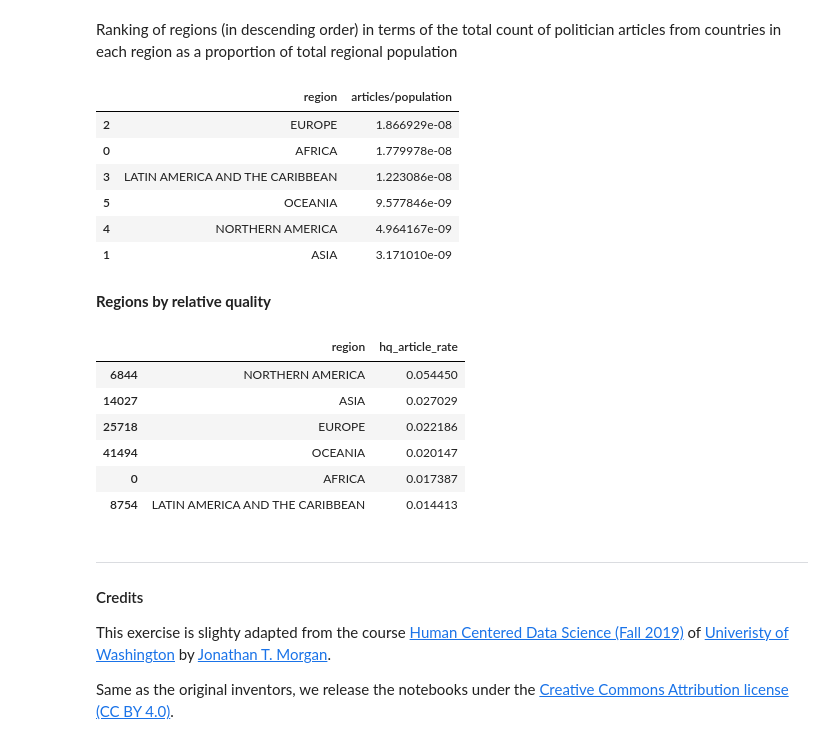
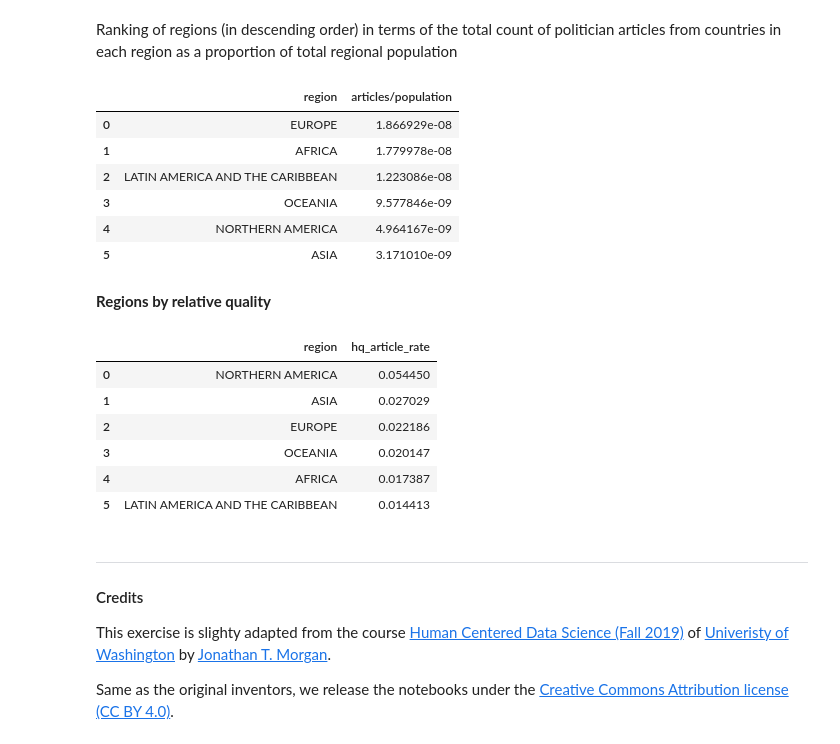
Before and after one commit to chrisk280/A3-hcds-hcc-bias, a Jupyter notebook: src/A3_Wikipedia_ORES_Bias.ipynb, the cells around one changed output. Cells and saved outputs as stored; diff of their text form; code cells hidden in the pictures.

Commit message:
Reset index for region tables

```diff
--- a/src/A3_Wikipedia_ORES_Bias.ipynb
+++ b/src/A3_Wikipedia_ORES_Bias.ipynb
@@ -426,15 +426,15 @@ table_3["articles/population"] = table_3.apply(lambda x: articles_per_region[x["
 table_3 = table_3.drop(columns=["population"]).sort_values(by="articles/population", ascending=False)
 
 table_3.to_csv("../results/region_coverage.csv",index=False)
-table_3
+table_3.reset_index(drop=True)
 # %% [output]
 |  | region | articles/population |
-| 2 | EUROPE | 1.866929e-08 |
-| 0 | AFRICA | 1.779978e-08 |
-| 3 | LATIN AMERICA AND THE CARIBBEAN | 1.223086e-08 |
-| 5 | OCEANIA | 9.577846e-09 |
+| 0 | EUROPE | 1.866929e-08 |
+| 1 | AFRICA | 1.779978e-08 |
+| 2 | LATIN AMERICA AND THE CARIBBEAN | 1.223086e-08 |
+| 3 | OCEANIA | 9.577846e-09 |
 | 4 | NORTHERN AMERICA | 4.964167e-09 |
-| 1 | ASIA | 3.171010e-09 |
+| 5 | ASIA | 3.171010e-09 |
 # %% [markdown]
 **Regions by relative quality**
 # %%
@@ -442,18 +442,18 @@ hq_articles_per_region = dict(Counter(pp_df.loc[pp_df["article_quality"].isin(["
 # %%
 table_4 = pd.DataFrame(pp_df["region"]).drop_duplicates()
 table_4["hq_article_rate"] = table_4["region"].apply(lambda x: hq_articles_per_region[x]/articles_per_region[x])
 table_4 = table_4.sort_values(by="hq_article_rate", ascending=False)
 
 table_4.to_csv("../results/region_relative_quality.csv",index=False)
-table_4
+table_4.reset_index(drop=True)
 # %% [output]
 |  | region | hq_article_rate |
-| 6844 | NORTHERN AMERICA | 0.054450 |
-| 14027 | ASIA | 0.027029 |
-| 25718 | EUROPE | 0.022186 |
-| 41494 | OCEANIA | 0.020147 |
-| 0 | AFRICA | 0.017387 |
-| 8754 | LATIN AMERICA AND THE CARIBBEAN | 0.014413 |
+| 0 | NORTHERN AMERICA | 0.054450 |
+| 1 | ASIA | 0.027029 |
+| 2 | EUROPE | 0.022186 |
+| 3 | OCEANIA | 0.020147 |
+| 4 | AFRICA | 0.017387 |
+| 5 | LATIN AMERICA AND THE CARIBBEAN | 0.014413 |
 # %% [markdown]
 ***
 
```
